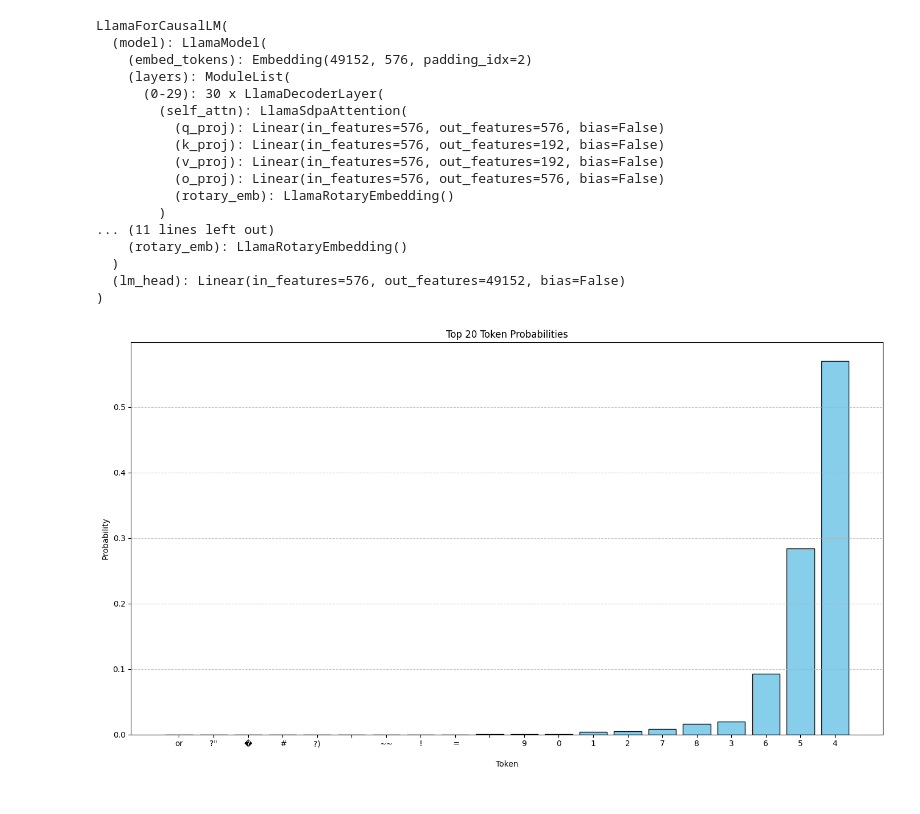
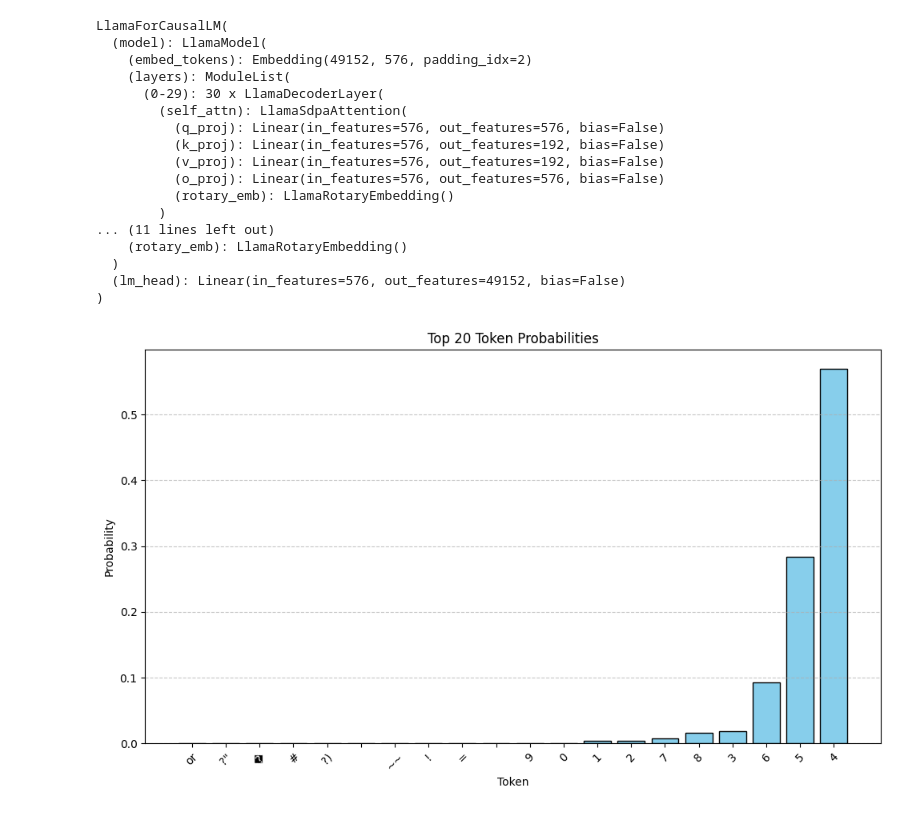
Before and after one commit to chris-hoertnagl/AI-Dojo, a Jupyter notebook: LLM/language_model_basics/nlp.ipynb, the cells around one changed output. Cells and saved outputs as stored; diff of their text form; code cells hidden in the pictures.

Commit message:
add more examples

```diff
--- a/LLM/language_model_basics/nlp.ipynb
+++ b/LLM/language_model_basics/nlp.ipynb
@@ -386,35 +404,32 @@ LlamaForCausalLM(
   (lm_head): Linear(in_features=576, out_features=49152, bias=False)
 )
 # %%
-input_sentence = " 2 + 2 = "
-input_ids = tokenizer.encode(input_sentence, return_tensors="pt")
+def plot_next_token_probability(input_sentence, top_k = 20):
+    input_ids = tokenizer.encode(input_sentence, return_tensors="pt")
+    with no_grad():
+        output = model(input_ids)
+    # Extract the logits for the last token
+    last_token_logits = output.logits[:, -1, :]  # Shape: [1, vocab_size]
+    # Convert logits to probabilities
+    probs = F.softmax(last_token_logits, dim=-1)  # Shape: [1, vocab_size]
+    # Convert probabilities to numpy array for visualization
+    probs = probs.squeeze().numpy()
+    top_k_indices = np.argsort(probs)[-top_k:]
+    top_k_probs = probs[top_k_indices]
+    top_k_tokens = [tokenizer.decode([idx]) for idx in top_k_indices]
 
-with no_grad():
-    output = model(input_ids)
+    plt.figure(figsize=(10, 6))
+    plt.bar(top_k_tokens, top_k_probs, color='skyblue', edgecolor='black')
+    plt.xticks(rotation=45)
+    plt.xlabel('Token')
+    plt.ylabel('Probability')
+    plt.title(f'Top {top_k} Token Probabilities')
+    plt.grid(axis='y', linestyle='--', alpha=0.7)
 
-# Extract the logits for the last token
-last_token_logits = output.logits[:, -1, :]  # Shape: [1, vocab_size]
-
-# Convert logits to probabilities
-probs = F.softmax(last_token_logits, dim=-1)  # Shape: [1, vocab_size]
-
-# Convert probabilities to numpy array for visualization
-probs = probs.squeeze().numpy()
-
-# Example: Visualize top 20 probabilities
-top_k = 20
-top_k_indices = np.argsort(probs)[-top_k:]
-top_k_probs = probs[top_k_indices]
-top_k_tokens = [tokenizer.decode([idx]) for idx in top_k_indices]
-
-plt.figure(figsize=(14, 8))
-plt.bar(top_k_tokens, top_k_probs, color='skyblue', edgecolor='black')
-plt.xlabel('Token')
-plt.ylabel('Probability')
-plt.title(f'Top {top_k} Token Probabilities')
-plt.grid(axis='y', linestyle='--', alpha=0.7)
-
-plt.tight_layout()
-plt.show()
+    plt.tight_layout()
+    plt.show()
-# %% [output]
-[figure, removed]
+# %%
+input_sentence = " 2 + 2 = "
+plot_next_token_probability(input_sentence)
+# %% [output]
+[figure, added]
```
Also changed, not shown: parts of 4 cells of this notebook.
